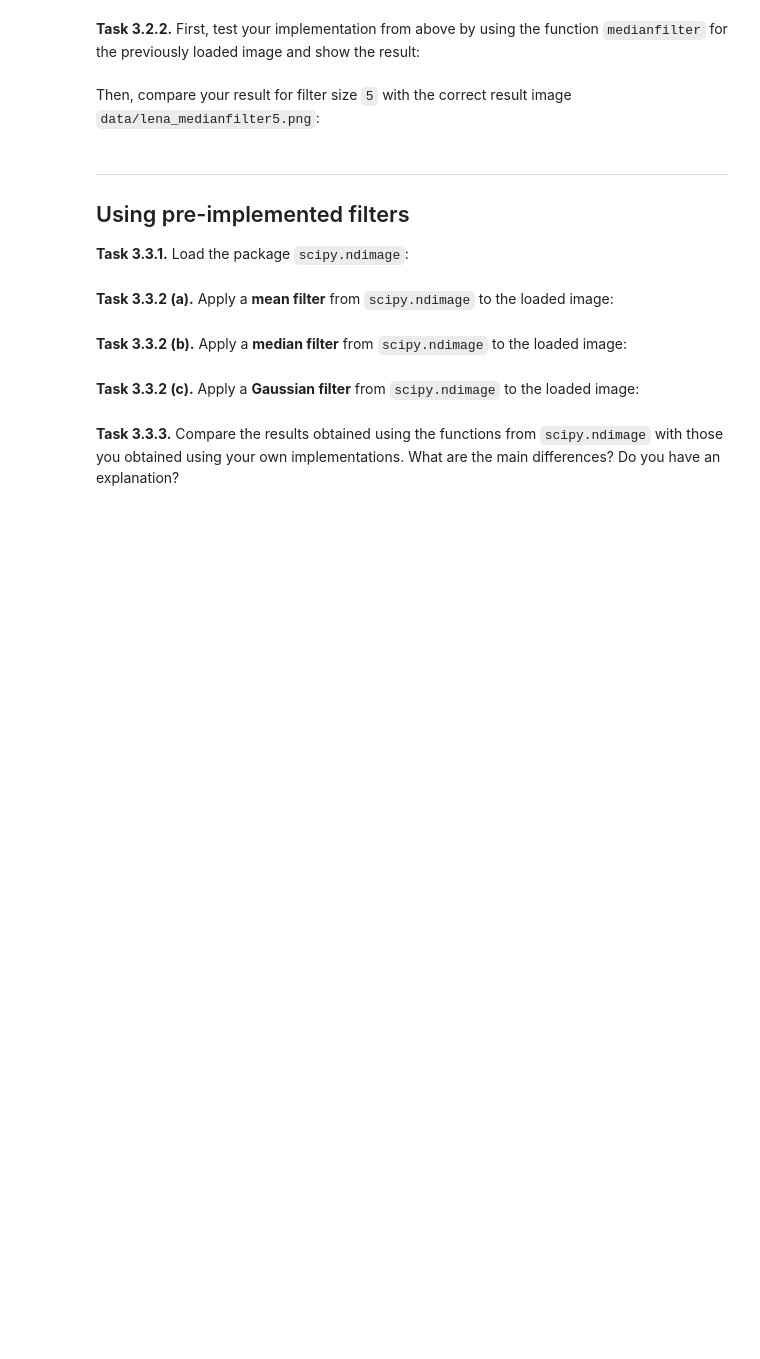
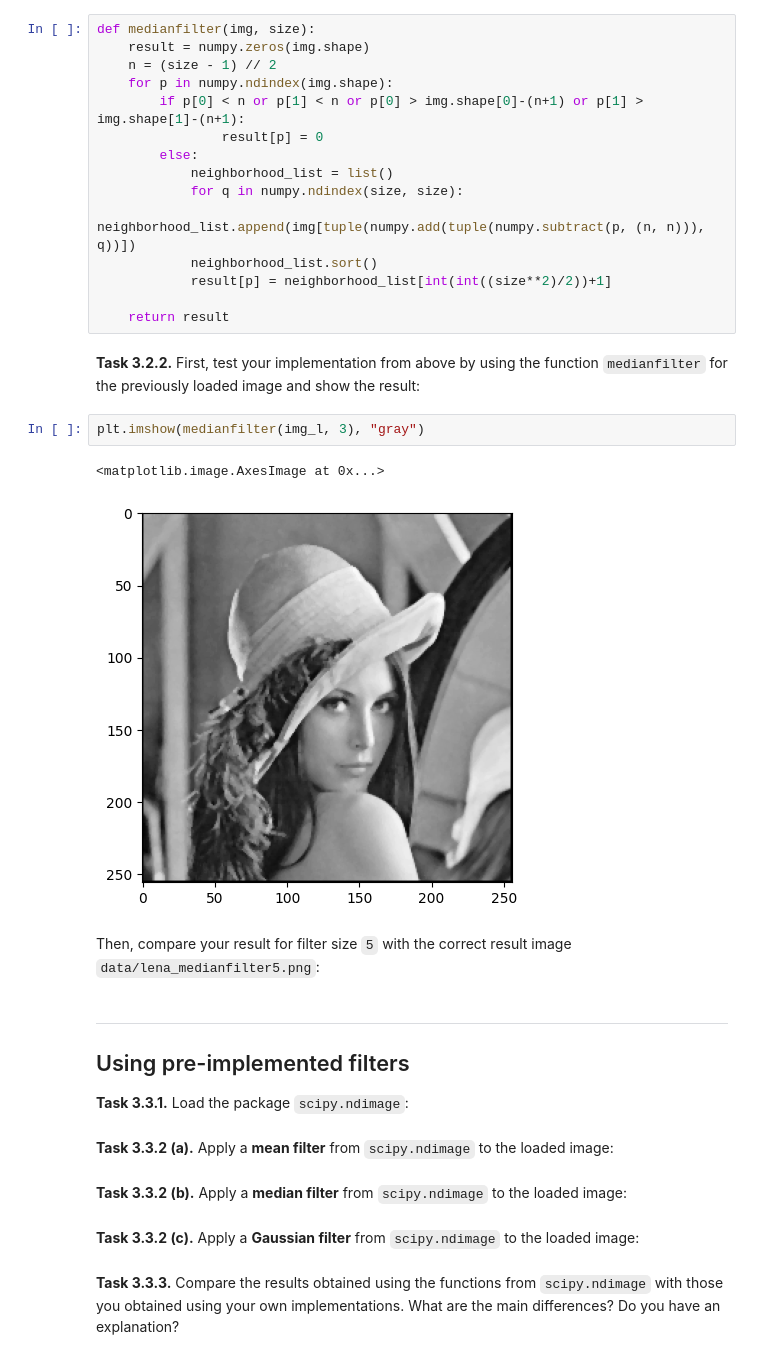
Before and after one commit to Recent-shneedle/mobi-fs3-python, a Jupyter notebook: task3.ipynb, the cells around one changed output. Cells and saved outputs as stored; diff of their text form; blank space fills up the shorter version.

```diff
--- a/task3.ipynb
+++ b/task3.ipynb
@@ -86,5 +81,25 @@ def medianfilter(img, size):
+# %%
+def medianfilter(img, size):
+    result = numpy.zeros(img.shape)
+    n = (size - 1) // 2
+    for p in numpy.ndindex(img.shape):
+        if p[0] < n or p[1] < n or p[0] > img.shape[0]-(n+1) or p[1] > img.shape[1]-(n+1):
+                result[p] = 0
+        else:
+            neighborhood_list = list()
+            for q in numpy.ndindex(size, size):
+                neighborhood_list.append(img[tuple(numpy.add(tuple(numpy.subtract(p, (n, n))), q))])
+            neighborhood_list.sort()
+            result[p] = neighborhood_list[int(int((size**2)/2))+1]
+
+    return result
 # %% [markdown]
 **<a id="#">Task 3.2.2.</a>** First, test your implementation from above by using the function `medianfilter` for the previously loaded image and show the result:
+# %%
+plt.imshow(medianfilter(img_l, 3), "gray")
+# %% [output]
+<matplotlib.image.AxesImage at 0x...>
+[figure, added]
 # %% [markdown]
 Then, compare your result for filter size `5` with the correct result image `data/lena_medianfilter5.png`:
 # %% [markdown]
```
Also changed, not shown: parts of 1 cell of this notebook.
